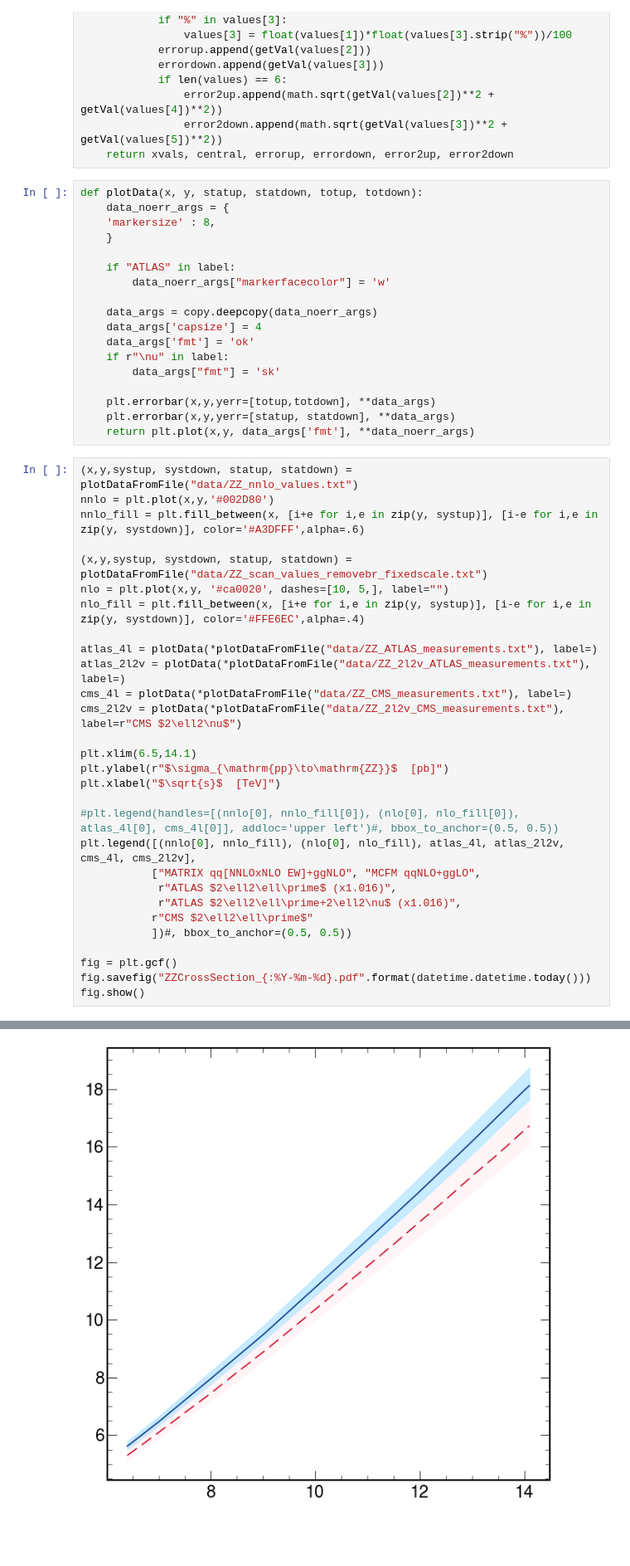
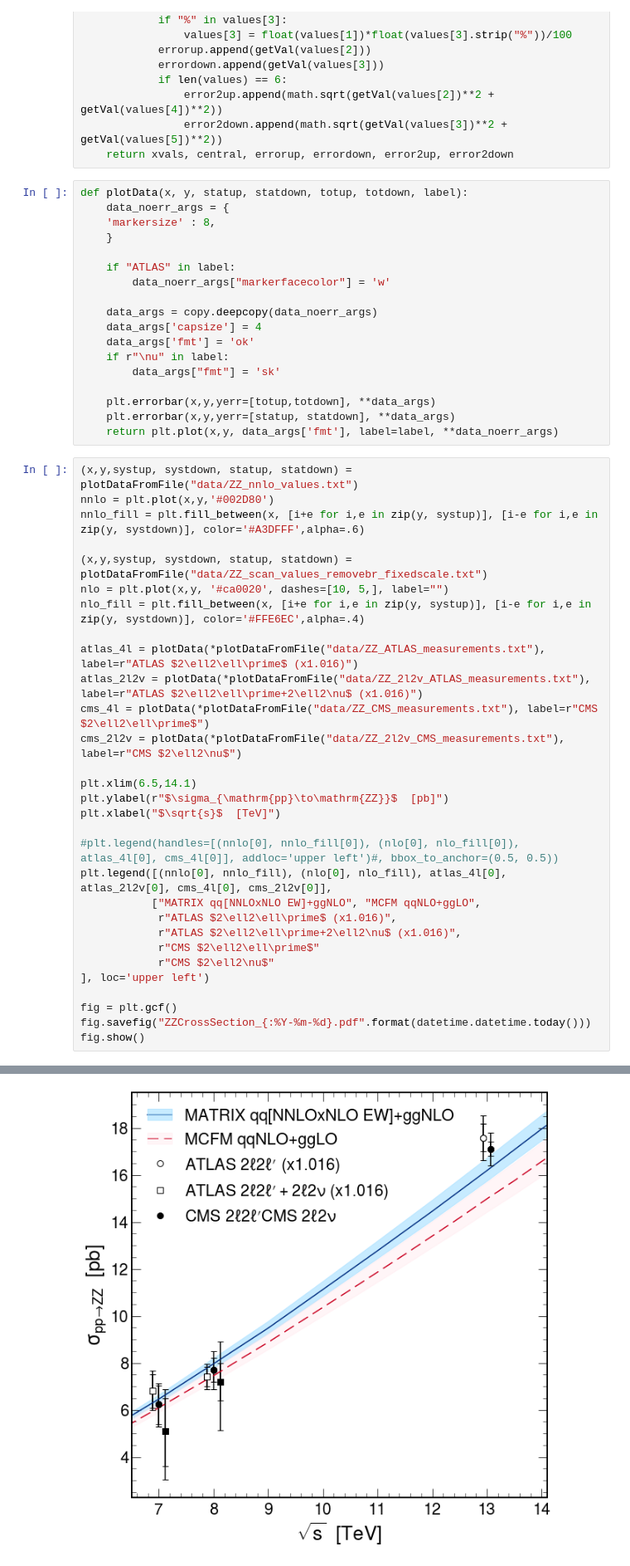
Before and after one commit to kdlong/DibosonXSecPlots, a Jupyter notebook: xsecVsSqrtS.ipynb, the cells around one changed output, grey strips where cells are left out. Shown: that part at 83% size. Cells and saved outputs as stored; diff of their text form; blank space fills up the shorter version.

Commit message:
Fix mistake in legend

```diff
--- a/xsecVsSqrtS.ipynb
+++ b/xsecVsSqrtS.ipynb
@@ -69,7 +69,7 @@ def plotDataFromFile(file_name):
                 error2down.append(math.sqrt(getVal(values[3])**2 + getVal(values[5])**2))
     return xvals, central, errorup, errordown, error2up, error2down
 # %%
-def plotData(x, y, statup, statdown, totup, totdown):
+def plotData(x, y, statup, statdown, totup, totdown, label):
     data_noerr_args = {
     'markersize' : 8,
     }
@@ -85,7 +85,7 @@ def plotData(x, y, statup, statdown, totup, totdown):
 
     plt.errorbar(x,y,yerr=[totup,totdown], **data_args)
     plt.errorbar(x,y,yerr=[statup, statdown], **data_args)
-    return plt.plot(x,y, data_args['fmt'], **data_noerr_args)
+    return plt.plot(x,y, data_args['fmt'], label=label, **data_noerr_args)
 # %%
 (x,y,systup, systdown, statup, statdown) = plotDataFromFile("data/ZZ_nnlo_values.txt")
 nnlo = plt.plot(x,y,'#002D80')
@@ -95,9 +95,9 @@ nnlo_fill = plt.fill_between(x, [i+e for i,e in zip(y, systup)], [i-e for i,e in
 nlo = plt.plot(x,y, '#ca0020', dashes=[10, 5,], label="")
 nlo_fill = plt.fill_between(x, [i+e for i,e in zip(y, systup)], [i-e for i,e in zip(y, systdown)], color='#FFE6EC',alpha=.4)
 
-atlas_4l = plotData(*plotDataFromFile("data/ZZ_ATLAS_measurements.txt"), label=)
-atlas_2l2v = plotData(*plotDataFromFile("data/ZZ_2l2v_ATLAS_measurements.txt"), label=)
-cms_4l = plotData(*plotDataFromFile("data/ZZ_CMS_measurements.txt"), label=)
+atlas_4l = plotData(*plotDataFromFile("data/ZZ_ATLAS_measurements.txt"), label=r"ATLAS $2\ell2\ell\prime$ (x1.016)")
+atlas_2l2v = plotData(*plotDataFromFile("data/ZZ_2l2v_ATLAS_measurements.txt"), label=r"ATLAS $2\ell2\ell\prime+2\ell2\nu$ (x1.016)")
+cms_4l = plotData(*plotDataFromFile("data/ZZ_CMS_measurements.txt"), label=r"CMS $2\ell2\ell\prime$")
 cms_2l2v = plotData(*plotDataFromFile("data/ZZ_2l2v_CMS_measurements.txt"), label=r"CMS $2\ell2\nu$")
 
 plt.xlim(6.5,14.1)
@@ -105,12 +105,13 @@ plt.ylabel(r"$\sigma_{\mathrm{pp}\to\mathrm{ZZ}}$  [pb]")
 plt.xlabel("$\sqrt{s}$  [TeV]")
 
 #plt.legend(handles=[(nnlo[0], nnlo_fill[0]), (nlo[0], nlo_fill[0]), atlas_4l[0], cms_4l[0]], addloc='upper left')#, bbox_to_anchor=(0.5, 0.5))
-plt.legend([(nnlo[0], nnlo_fill), (nlo[0], nlo_fill), atlas_4l, atlas_2l2v, cms_4l, cms_2l2v],
+plt.legend([(nnlo[0], nnlo_fill), (nlo[0], nlo_fill), atlas_4l[0], atlas_2l2v[0], cms_4l[0], cms_2l2v[0]],
            ["MATRIX qq[NNLOxNLO EW]+ggNLO", "MCFM qqNLO+ggLO",
             r"ATLAS $2\ell2\ell\prime$ (x1.016)",
             r"ATLAS $2\ell2\ell\prime+2\ell2\nu$ (x1.016)",
-           r"CMS $2\ell2\ell\prime$"
-           ])#, bbox_to_anchor=(0.5, 0.5))
+            r"CMS $2\ell2\ell\prime$"
+            r"CMS $2\ell2\nu$"
+], loc='upper left')
 
 fig = plt.gcf()
 fig.savefig("ZZCrossSection_{:%Y-%m-%d}.pdf".format(datetime.datetime.today()))
@@ -120 +130 @@ NameError: name 'label' is not defined
-[figure, old version]
+[figure, new version]
```
Also changed, not shown: parts of 1 cell of this notebook.
